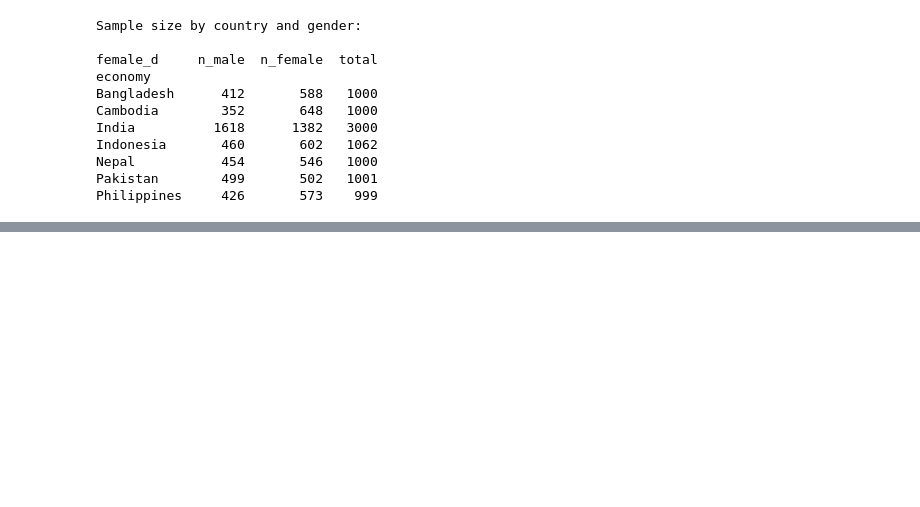
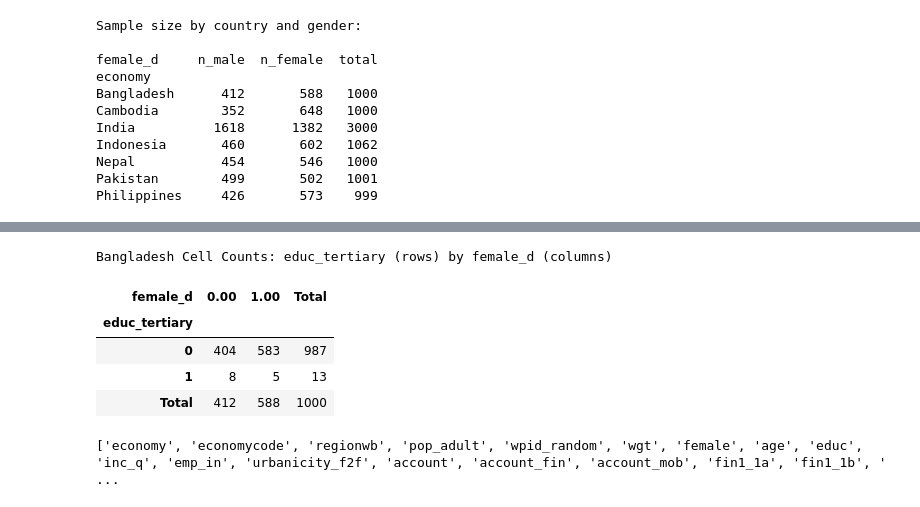
Before and after one commit to Saimon0007/Financial-Inclusion-across-South-and-Southeast-Asia-after-COVID-19, a Jupyter notebook: Thesis.ipynb, the cells around one changed output, grey strips where cells are left out. Drawn from its saved outputs; the diff is of its cells as text; code cells hidden in the pictures; blank space fills up the shorter version.

```diff
--- a/Thesis.ipynb
+++ b/Thesis.ipynb
@@ -376,0 +2105,25 @@ Philippines     426       573    999
+# %%
+# Filter the clean dataset for Bangladesh
+bgd_df = df_clean[df_clean["economy"] == "Bangladesh"]
+
+# Calculate the crosstab for educ_tertiary by female_d
+crosstab_bgd = pd.crosstab(
+    index=bgd_df["educ_tertiary"],
+    columns=bgd_df["female_d"],
+    margins=True,
+    margins_name="Total"
+)
+
+print("Bangladesh Cell Counts: educ_tertiary (rows) by female_d (columns)")
+display(crosstab_bgd)
+# %% [output]
+Bangladesh Cell Counts: educ_tertiary (rows) by female_d (columns)
+| female_d | 0.00 | 1.00 | Total |
+| educ_tertiary |  |  |  |
+| 0 | 404 | 583 | 987 |
+| 1 | 8 | 5 | 13 |
+| Total | 412 | 588 | 1000 |
+# %%
+print(df.columns.tolist())
+# %% [output]
+['economy', 'economycode', 'regionwb', 'pop_adult', 'wpid_random', 'wgt', 'female', 'age', 'educ', 'inc_q', 'emp_in', 'urbanicity_f2f', 'account', 'account_fin', 'account_mob', 'fin1_1a', 'fin1_1b', ' ...
```
Also changed, not shown: parts of 8 cells of this notebook.
